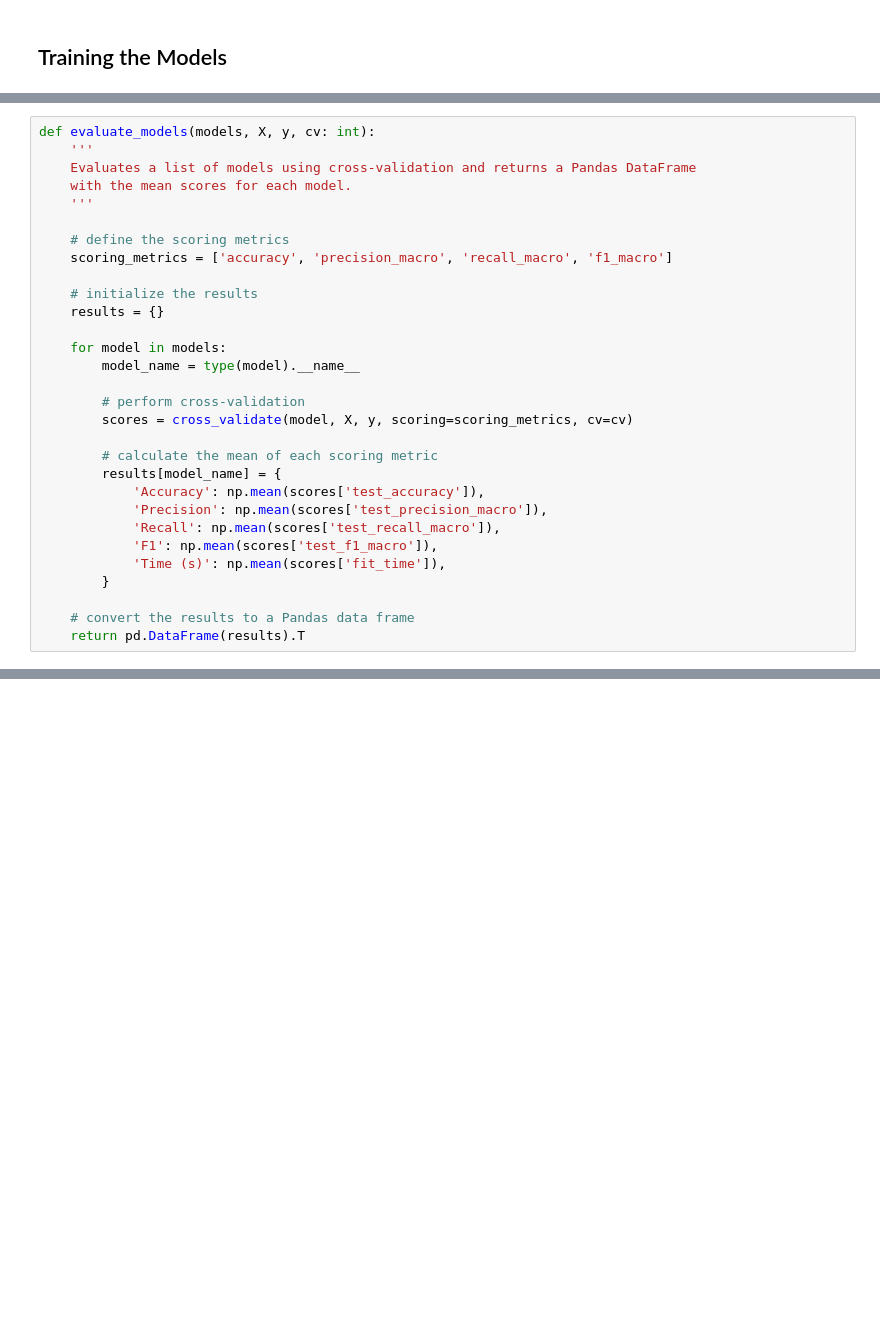
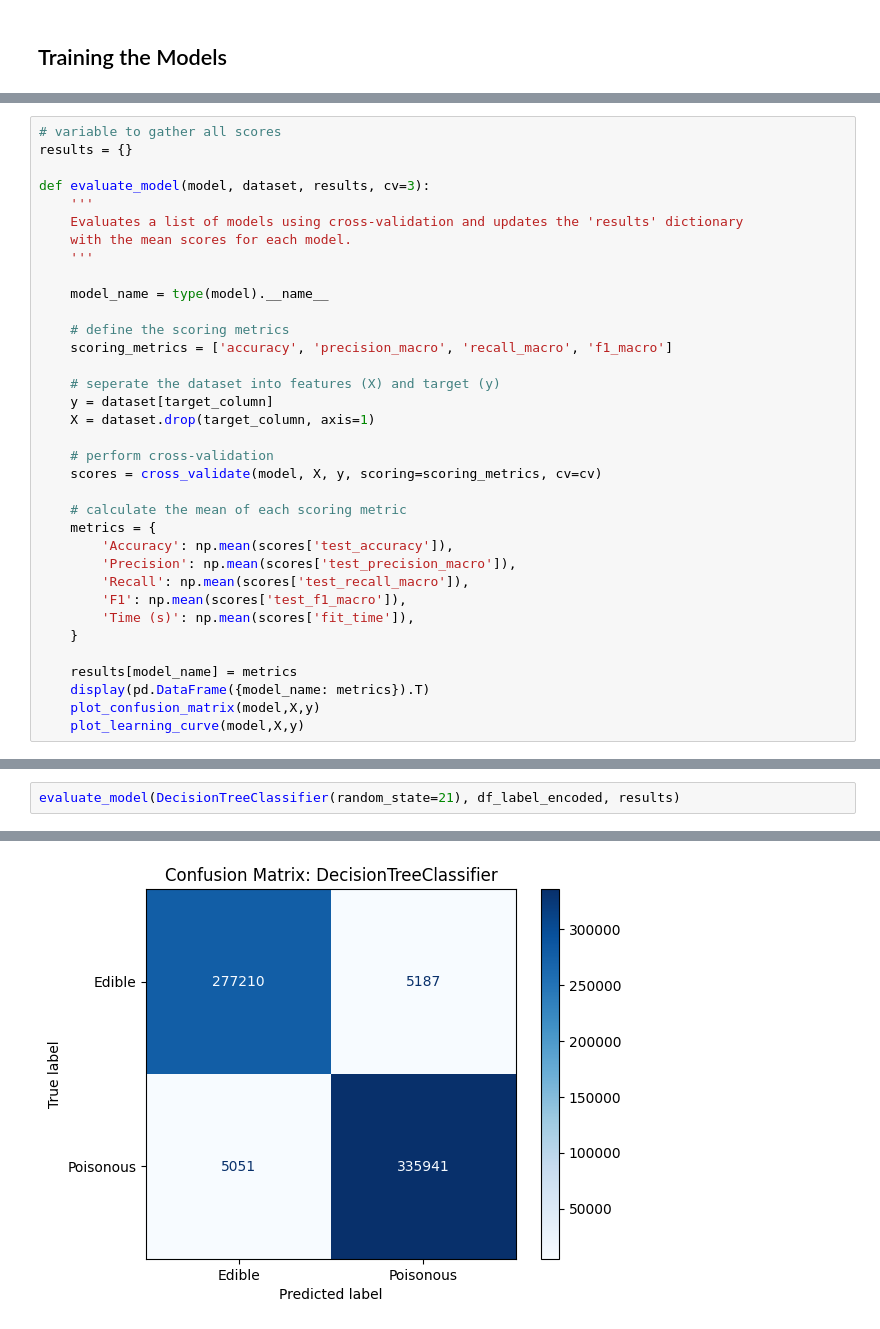
Before and after one commit to tomas-sucena/2025-FEUP-IA, a Jupyter notebook: proj2/file.ipynb, the cells around one changed output, grey strips where cells are left out. Drawn from its saved outputs; the diff is of its cells as text; blank space fills up the shorter version.

Commit message:
Updated Model Training

```diff
--- a/proj2/file.ipynb
+++ b/proj2/file.ipynb
@@ -469,30 +656,35 @@ X = df.drop(target_column, axis=1)
 # %%
-def evaluate_models(models, X, y, cv: int):
+# variable to gather all scores
+results = {}
+
+def evaluate_model(model, dataset, results, cv=3):
     '''
-    Evaluates a list of models using cross-validation and returns a Pandas DataFrame
+    Evaluates a list of models using cross-validation and updates the 'results' dictionary
     with the mean scores for each model.
     '''
+
+    model_name = type(model).__name__
 
     # define the scoring metrics
     scoring_metrics = ['accuracy', 'precision_macro', 'recall_macro', 'f1_macro']
 
-    # initialize the results
-    results = {}
+    # seperate the dataset into features (X) and target (y)
+    y = dataset[target_column]
+    X = dataset.drop(target_column, axis=1)
 
-    for model in models:
-        model_name = type(model).__name__
+    # perform cross-validation
+    scores = cross_validate(model, X, y, scoring=scoring_metrics, cv=cv)
 
-        # perform cross-validation
-        scores = cross_validate(model, X, y, scoring=scoring_metrics, cv=cv)
+    # calculate the mean of each scoring metric
+    metrics = {
+        'Accuracy': np.mean(scores['test_accuracy']),
+        'Precision': np.mean(scores['test_precision_macro']),
+        'Recall': np.mean(scores['test_recall_macro']),
+        'F1': np.mean(scores['test_f1_macro']),
+        'Time (s)': np.mean(scores['fit_time']),
+    }
 
-        # calculate the mean of each scoring metric
-        results[model_name] = {
-            'Accuracy': np.mean(scores['test_accuracy']),
-            'Precision': np.mean(scores['test_precision_macro']),
-            'Recall': np.mean(scores['test_recall_macro']),
-            'F1': np.mean(scores['test_f1_macro']),
-            'Time (s)': np.mean(scores['fit_time']),
-        }
-
-    # convert the results to a Pandas data frame
-    return pd.DataFrame(results).T
+    results[model_name] = metrics
+    display(pd.DataFrame({model_name: metrics}).T)
+    plot_confusion_matrix(model,X,y)
+    plot_learning_curve(model,X,y)
@@ -506,0 +695,3 @@ evaluate_models(models, X, y, cv=3)
+# %%
+evaluate_model(DecisionTreeClassifier(random_state=21), df_label_encoded, results)
+# %% [output]
@@ -506,0 +700 @@ evaluate_models(models, X, y, cv=3)
+[figure, added]
```
Also changed, not shown: parts of 46 cells of this notebook, 1 other file.
